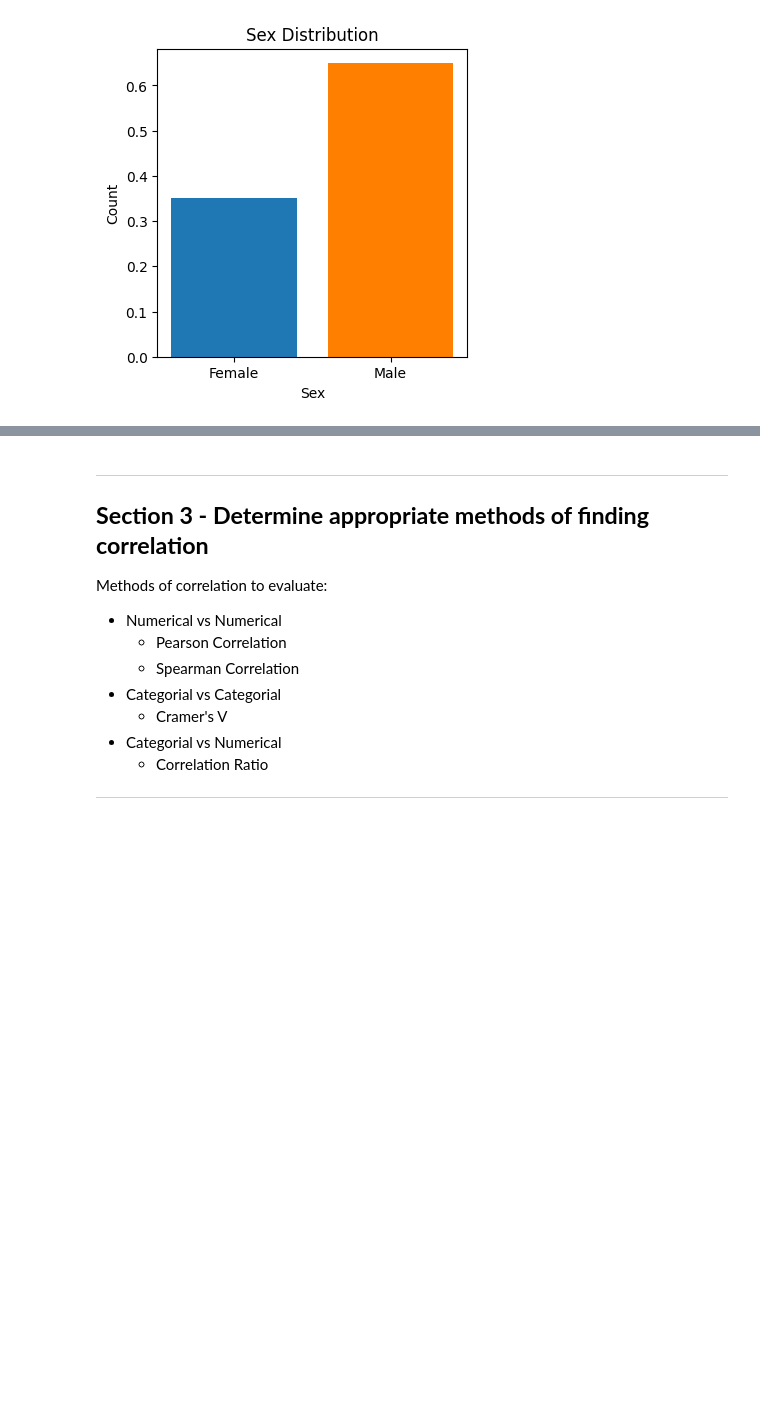
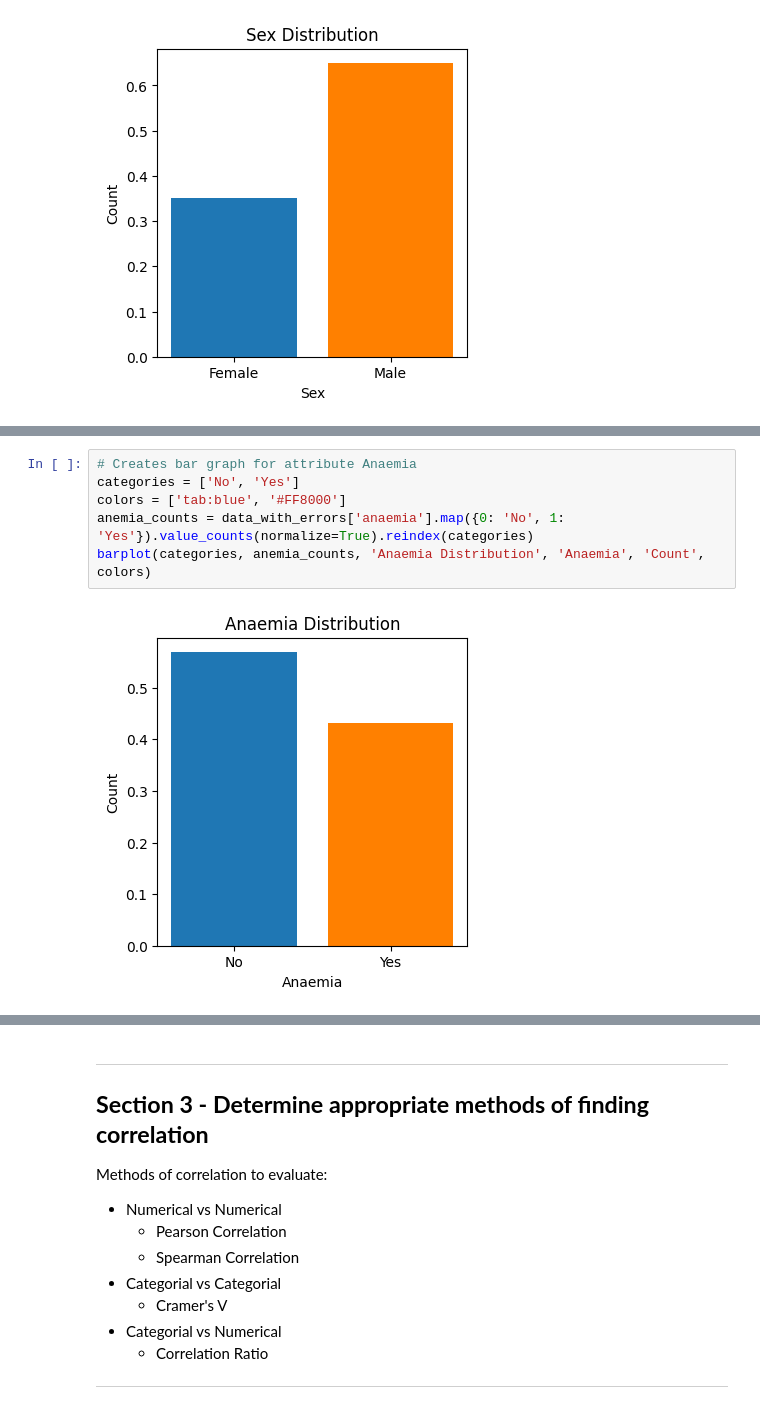
Before and after one commit to Bencp2/HeartDisease, a Jupyter notebook: HeartDiseaseAnalysis.ipynb, the cells around one changed output, grey strips where cells are left out. Cells and saved outputs as stored; diff of their text form; blank space fills up the shorter version.

```diff
--- a/HeartDiseaseAnalysis.ipynb
+++ b/HeartDiseaseAnalysis.ipynb
@@ -238,0 +265,8 @@ barplot(categories, sex_counts, 'Sex Distribution', 'Sex', 'Count', colors)
+# %%
+# Creates bar graph for attribute Anaemia
+categories = ['No', 'Yes']
+colors = ['tab:blue', '#FF8000']
+anemia_counts = data_with_errors['anaemia'].map({0: 'No', 1: 'Yes'}).value_counts(normalize=True).reindex(categories)
+barplot(categories, anemia_counts, 'Anaemia Distribution', 'Anaemia', 'Count', colors)
+# %% [output]
+[figure, added]
```
Also changed, not shown: parts of 5 cells of this notebook.
